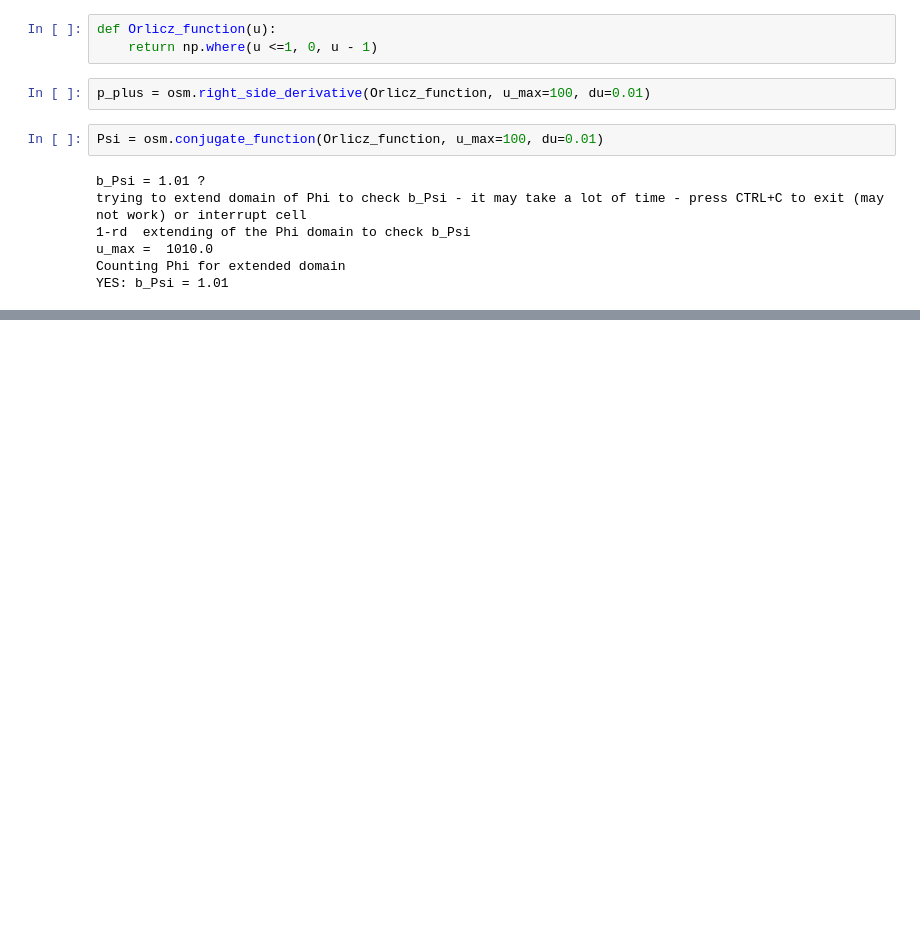
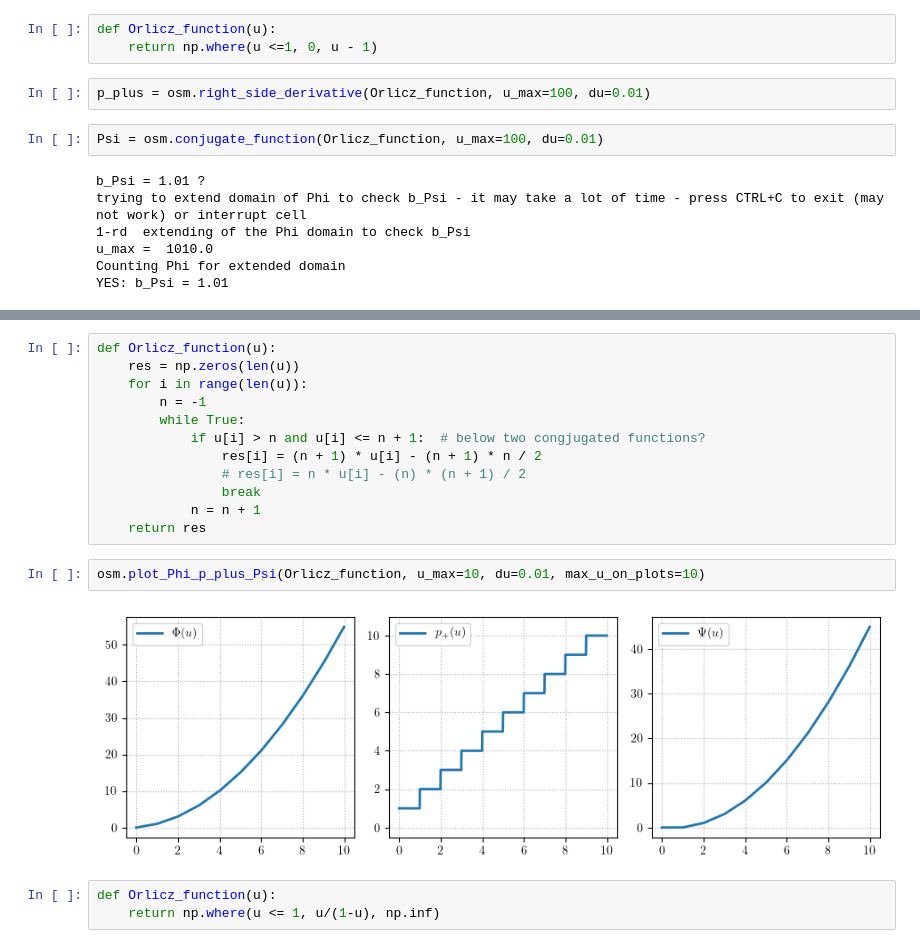
Before and after one commit to DyonOylloug/numerical_function_spaces, a Jupyter notebook: docs/conjugate_plots_Phi_p_Psi.ipynb, the cells around one changed output, grey strips where cells are left out. Saved outputs shown, nothing was run; the diff lists cells and outputs as text; blank space fills up the shorter version.

```diff
--- a/docs/conjugate_plots_Phi_p_Psi.ipynb
+++ b/docs/conjugate_plots_Phi_p_Psi.ipynb
@@ -28,0 +37,19 @@ YES: b_Psi = 1.01
+# %%
+def Orlicz_function(u):
+    res = np.zeros(len(u))
+    for i in range(len(u)):
+        n = -1
+        while True:
+            if u[i] > n and u[i] <= n + 1:  # below two congjugated functions?
+                res[i] = (n + 1) * u[i] - (n + 1) * n / 2
+                # res[i] = n * u[i] - (n) * (n + 1) / 2
+                break
+            n = n + 1
+    return res
+# %%
+osm.plot_Phi_p_plus_Psi(Orlicz_function, u_max=10, du=0.01, max_u_on_plots=10)
+# %% [output]
+[figure, added]
+# %%
+def Orlicz_function(u):
+    return np.where(u <= 1, u/(1-u), np.inf)
```
Also changed, not shown: parts of 10 cells of this notebook, 1 other file.
